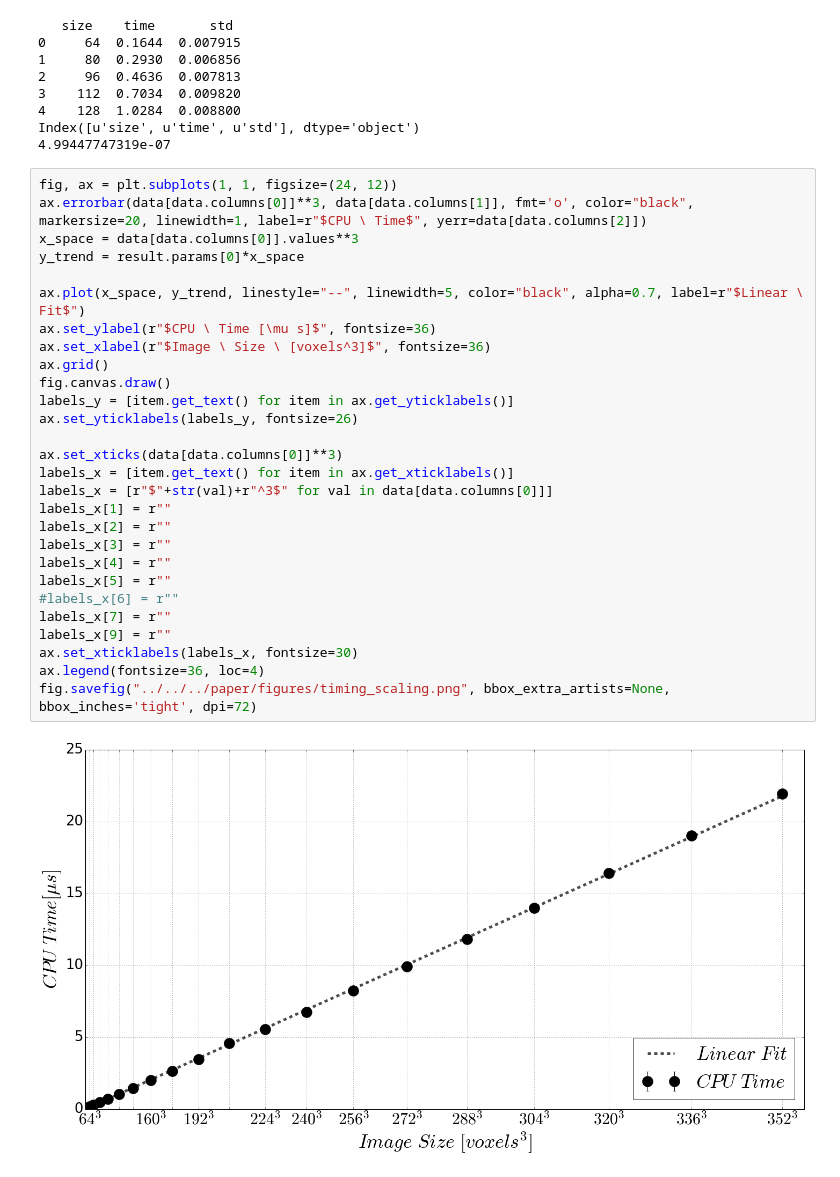
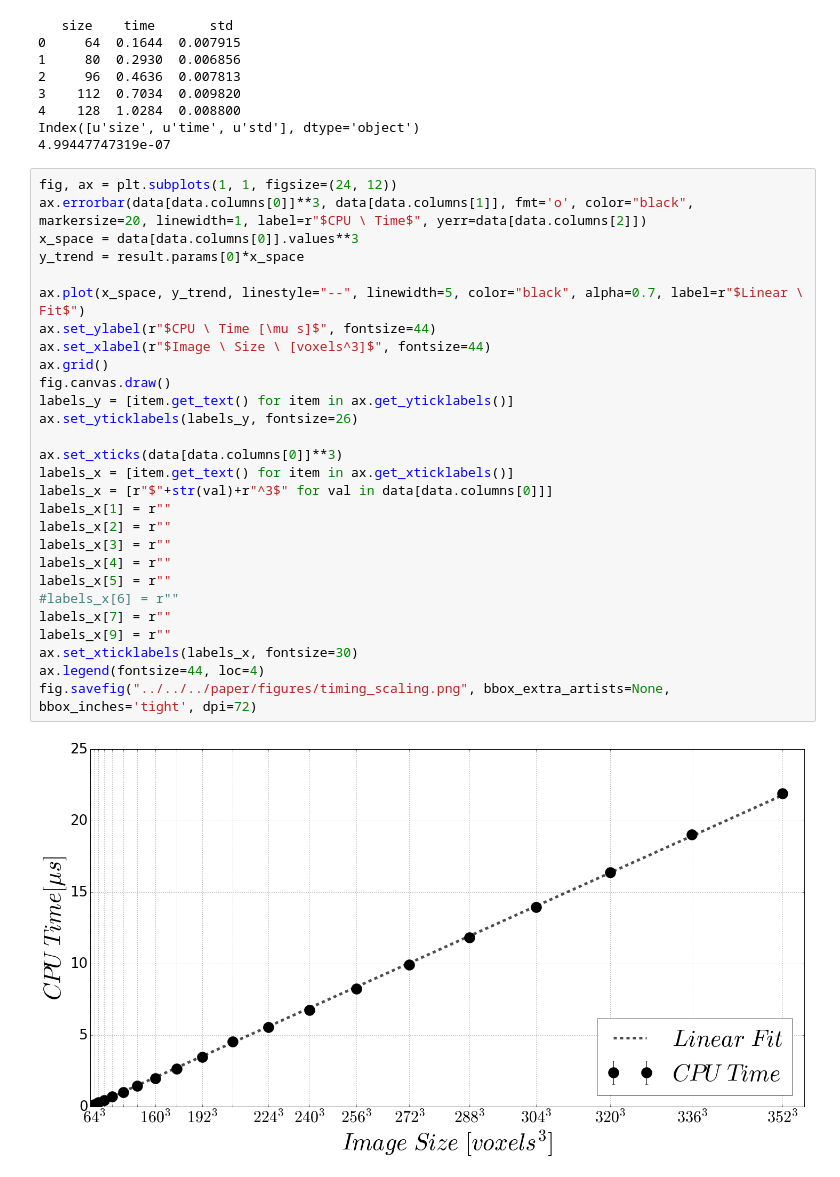
Before and after one commit to LukasMosser/PorousMediaGan, a Jupyter notebook: code/notebooks/timing/Timing Comparison.ipynb, the cells around one changed output. Drawn from its saved outputs; the diff is of its cells as text.

```diff
--- a/code/notebooks/timing/Timing Comparison.ipynb
+++ b/code/notebooks/timing/Timing Comparison.ipynb
@@ -30,30 +30,30 @@ Index([u'﻿size', u'time', u'std'], dtype='object')
 # %%
 fig, ax = plt.subplots(1, 1, figsize=(24, 12))
 ax.errorbar(data[data.columns[0]]**3, data[data.columns[1]], fmt='o', color="black", markersize=20, linewidth=1, label=r"$CPU \ Time$", yerr=data[data.columns[2]])
 x_space = data[data.columns[0]].values**3
 y_trend = result.params[0]*x_space
 
 ax.plot(x_space, y_trend, linestyle="--", linewidth=5, color="black", alpha=0.7, label=r"$Linear \ Fit$")
-ax.set_ylabel(r"$CPU \ Time [\mu s]$", fontsize=36)
-ax.set_xlabel(r"$Image \ Size \ [voxels^3]$", fontsize=36)
+ax.set_ylabel(r"$CPU \ Time [\mu s]$", fontsize=44)
+ax.set_xlabel(r"$Image \ Size \ [voxels^3]$", fontsize=44)
 ax.grid()
 fig.canvas.draw()
 labels_y = [item.get_text() for item in ax.get_yticklabels()]
 ax.set_yticklabels(labels_y, fontsize=26)
 
 ax.set_xticks(data[data.columns[0]]**3)
 labels_x = [item.get_text() for item in ax.get_xticklabels()]
 labels_x = [r"$"+str(val)+r"^3$" for val in data[data.columns[0]]]
 labels_x[1] = r""
 labels_x[2] = r""
 labels_x[3] = r""
 labels_x[4] = r""
 labels_x[5] = r""
 #labels_x[6] = r""
 labels_x[7] = r""
 labels_x[9] = r""
 ax.set_xticklabels(labels_x, fontsize=30)
-ax.legend(fontsize=36, loc=4)
+ax.legend(fontsize=44, loc=4)
 fig.savefig("../../../paper/figures/timing_scaling.png", bbox_extra_artists=None, bbox_inches='tight', dpi=72)
 # %% [output]
-[figure, old version]
+[figure, new version]
```
Also changed, not shown: parts of 1 cell of this notebook, 7 other files.
